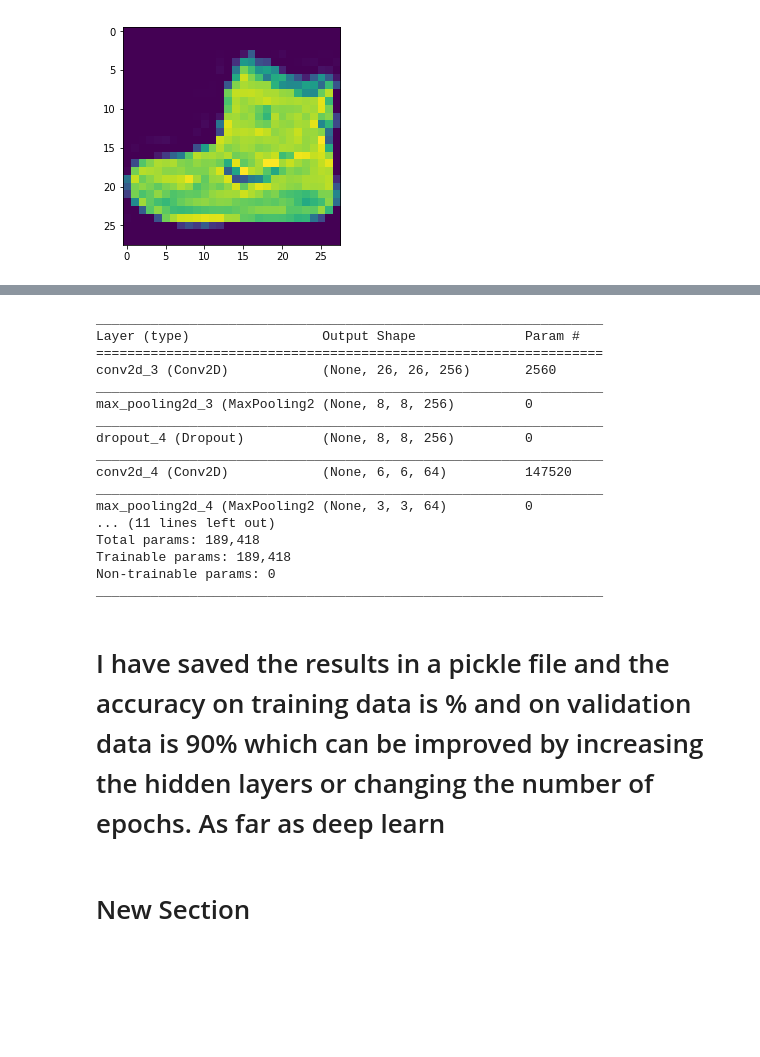
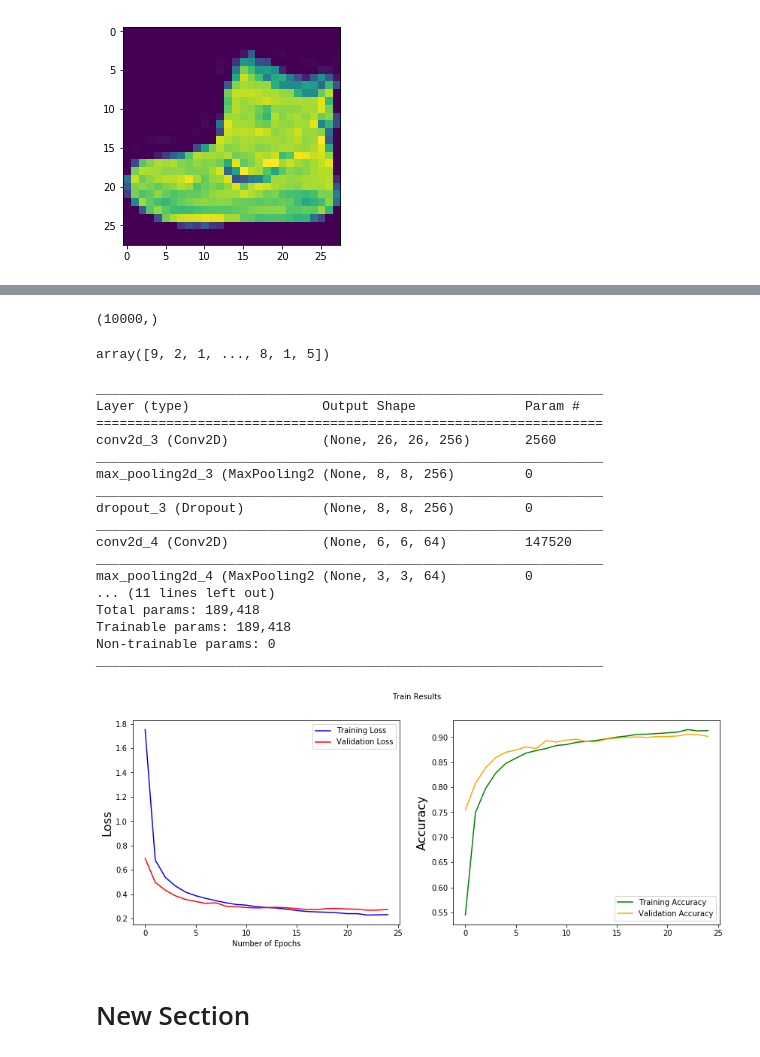
Before and after one commit to abhishekchugh17/DeepLearning, a Jupyter notebook: LastAssignment.ipynb, the cells around one changed output, grey strips where cells are left out. Saved outputs shown, nothing was run; the diff lists cells and outputs as text; code cells hidden in the pictures; blank space fills up the shorter version.

```diff
--- a/LastAssignment.ipynb
+++ b/LastAssignment.ipynb
@@ -71,7 +73,7 @@ cnn.add(Dense(units=10, activation='softmax')) # Output layer
 # %%
 cnn.compile(optimizer=Adam(lr=0.001), loss='sparse_categorical_crossentropy', metrics=['accuracy'])
 
-cnn.fit(X_train, y_train, batch_size=512, epochs=25, verbose=1, validation_data=(X_val, y_val))
+plotvalues = cnn.fit(X_train, y_train, batch_size=512, epochs=25, verbose=1, validation_data=(X_val, y_val))
 # %% [output]
 Train on 48000 samples, validate on 12000 samples
 Epoch 1/25
@@ -94,6 +95,11 @@ Epoch 25/25
 # %%
 
 y_pred = cnn.predict_classes(testX)
+print(y_pred.shape)
+y_pred
+# %% [output]
+(10000,)
+array([9, 2, 1, ..., 8, 1, 5])
 # %%
 pd.DataFrame(y_pred).to_pickle("drive/My Drive/lastAssignment.pickle")
 #y_predto_pickle(y_pred,)
@@ -107,7 +113,7 @@ conv2d_3 (Conv2D)            (None, 26, 26, 256)       2560
 _________________________________________________________________
 max_pooling2d_3 (MaxPooling2 (None, 8, 8, 256)         0
 _________________________________________________________________
-dropout_4 (Dropout)          (None, 8, 8, 256)         0
+dropout_3 (Dropout)          (None, 8, 8, 256)         0
 _________________________________________________________________
 conv2d_4 (Conv2D)            (None, 6, 6, 64)          147520
 _________________________________________________________________
@@ -119,7 +125,23 @@ Non-trainable params: 0
 _________________________________________________________________
 # %%
 cnn.save("drive/My Drive/myModel.h5")
-# %% [markdown]
-# I have saved the results in a pickle file and the accuracy on training data is % and on validation data is 90% which can be improved by increasing the hidden layers or changing the number of epochs. As far as deep learn
+# %%
+plt.figure(figsize=(14,5))
+plt.subplot(1, 2, 1)
+plt.suptitle('Train Results', fontsize=10)
+plt.xlabel("Number of Epochs")
+plt.ylabel('Loss', fontsize=16)
+plt.plot(plotvalues.history['loss'], color='b', label='Training Loss')
+plt.plot(plotvalues.history['val_loss'], color='r', label='Validation Loss')
+plt.legend(loc='upper right')
+
+plt.subplot(1, 2, 2)
+plt.ylabel('Accuracy', fontsize=16)
+plt.plot(plotvalues.history['acc'], color='green', label='Training Accuracy')
+plt.plot(plotvalues.history['val_acc'], color='orange', label='Validation Accuracy')
+plt.legend(loc='lower right')
+plt.show()
+# %% [output]
+[figure, added]
 # %% [markdown]
 # New Section
```
Also changed, not shown: parts of 4 cells of this notebook, 2 other files.
